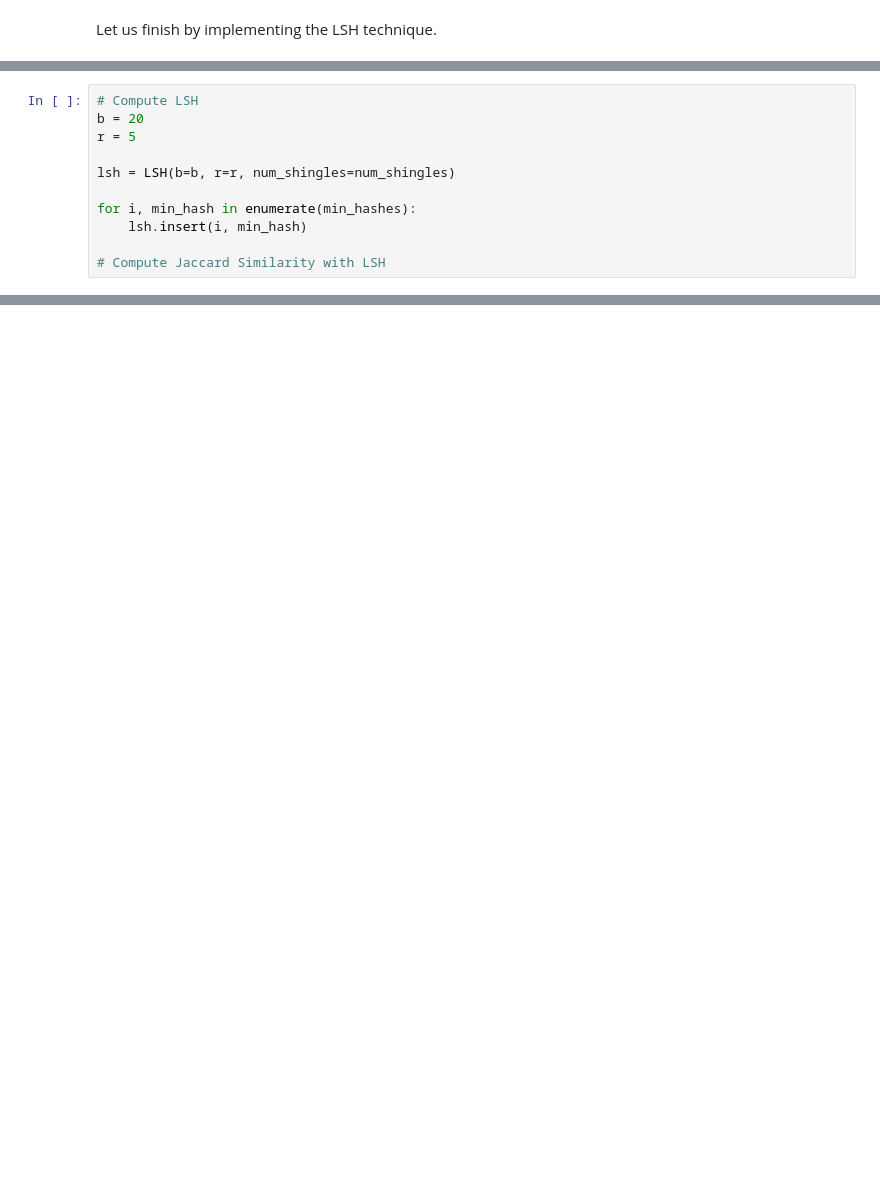
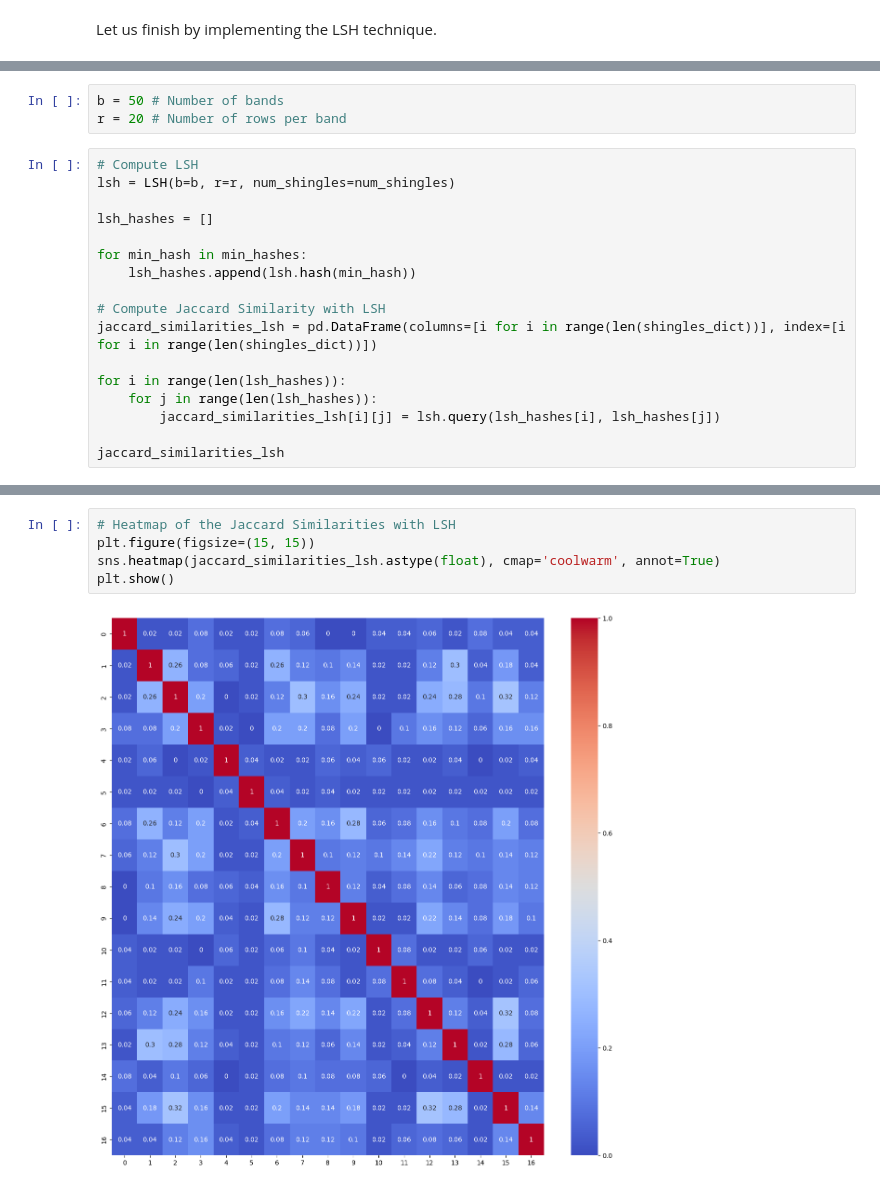
Before and after one commit to matteocirca/data-mining-course-kth-2023, a Jupyter notebook: hw1/hw1.ipynb, the cells around one changed output, grey strips where cells are left out. Saved outputs shown, nothing was run; the diff lists cells and outputs as text; blank space fills up the shorter version.

```diff
--- a/hw1/hw1.ipynb
+++ b/hw1/hw1.ipynb
@@ -303,11 +330,20 @@ Let us finish by implementing the LSH technique.
+# %%
+b = 50 # Number of bands
+r = 20 # Number of rows per band
 # %%
 # Compute LSH
-b = 20
-r = 5
-
 lsh = LSH(b=b, r=r, num_shingles=num_shingles)
 
-for i, min_hash in enumerate(min_hashes):
-    lsh.insert(i, min_hash)
+lsh_hashes = []
+
+for min_hash in min_hashes:
+    lsh_hashes.append(lsh.hash(min_hash))
 
 # Compute Jaccard Similarity with LSH
+jaccard_similarities_lsh = pd.DataFrame(columns=[i for i in range(len(shingles_dict))], index=[i for i in range(len(shingles_dict))])
+
+for i in range(len(lsh_hashes)):
+    for j in range(len(lsh_hashes)):
+        jaccard_similarities_lsh[i][j] = lsh.query(lsh_hashes[i], lsh_hashes[j])
+
+jaccard_similarities_lsh
@@ -313,0 +369,7 @@ for i, min_hash in enumerate(min_hashes):
+# %%
+# Heatmap of the Jaccard Similarities with LSH
+plt.figure(figsize=(15, 15))
+sns.heatmap(jaccard_similarities_lsh.astype(float), cmap='coolwarm', annot=True)
+plt.show()
+# %% [output]
+[figure, added]
```
Also changed, not shown: parts of 33 cells of this notebook.
